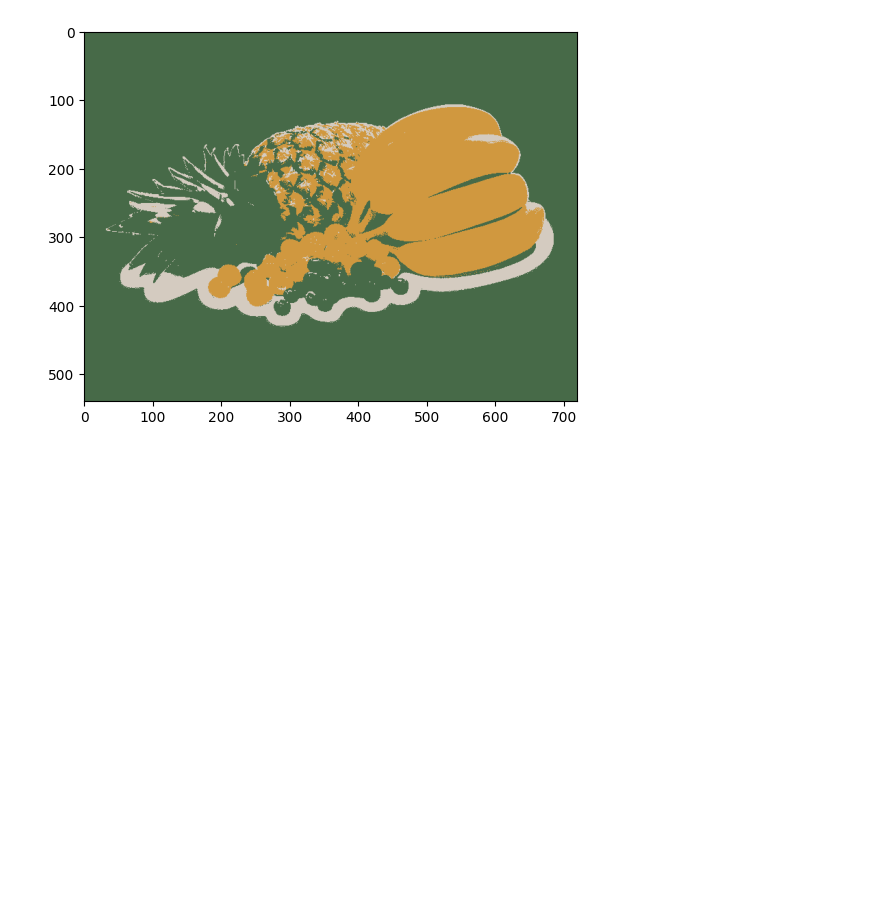
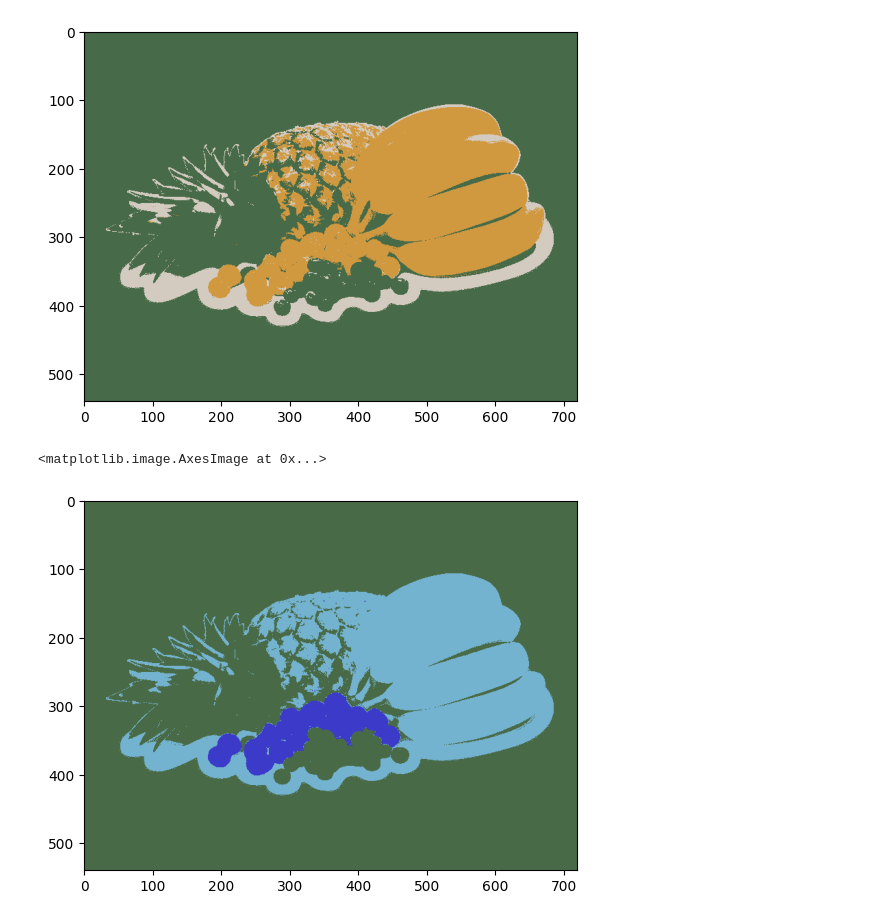
Before and after one commit to adnanzaih/segmentation_hexagonlavish, a Jupyter notebook: src/jup_normalize.ipynb, the cells around one changed output. Saved outputs shown, nothing was run; the diff lists cells and outputs as text; code cells hidden in the pictures; blank space fills up the shorter version.

```diff
--- a/src/jup_normalize.ipynb
+++ b/src/jup_normalize.ipynb
@@ -19,3 +19,9 @@ plt.imshow(y.kmeanclustering())
 # %% [output]
 <matplotlib.image.AxesImage at 0x...>
 [figure]
+# %%
+y = KMeanClustering(x.cv2_based_normalize())
+plt.imshow(y.kmeanclustering())
+# %% [output]
+<matplotlib.image.AxesImage at 0x...>
+[figure, added]
```
